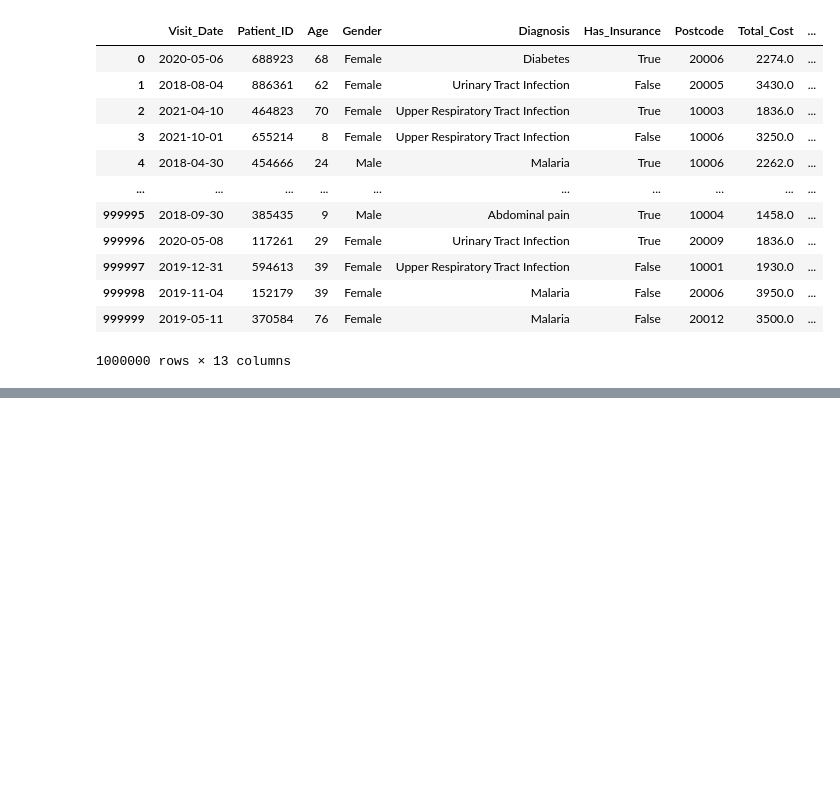
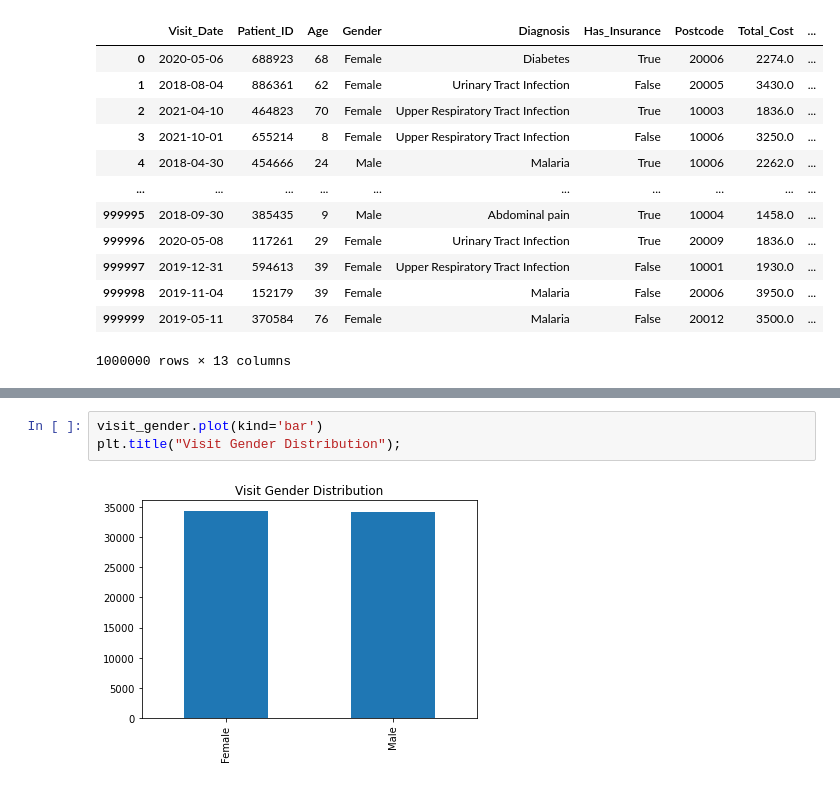
Before and after one commit to seoyeonc/Research_area, a Jupyter notebook: posts/1_note/2025-06-04-Python Data Analysis for Healthcare_Note_1.ipynb, the cells around one changed output, grey strips where cells are left out. Cells and saved outputs as stored; diff of their text form; blank space fills up the shorter version.

```diff
--- a/posts/1_note/2025-06-04-Python Data Analysis for Healthcare_Note_1.ipynb
+++ b/posts/1_note/2025-06-04-Python Data Analysis for Healthcare_Note_1.ipynb
@@ -347,0 +387,5 @@ df_visit
+# %%
+visit_gender.plot(kind='bar')
+plt.title("Visit Gender Distribution");
+# %% [output]
+[figure, added]
```
Also changed, not shown: parts of 111 cells of this notebook, 3 other files.
